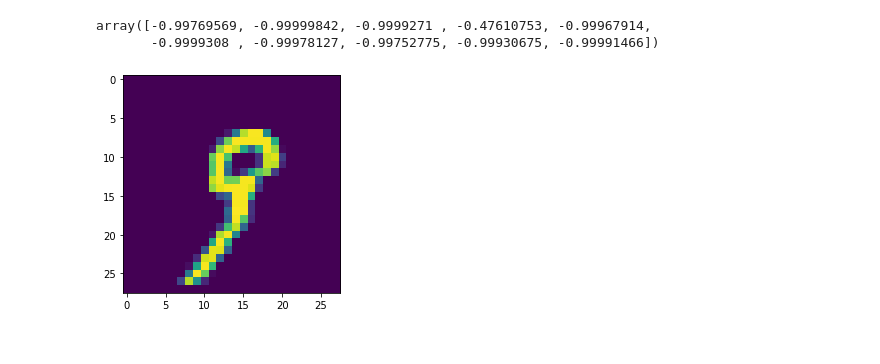
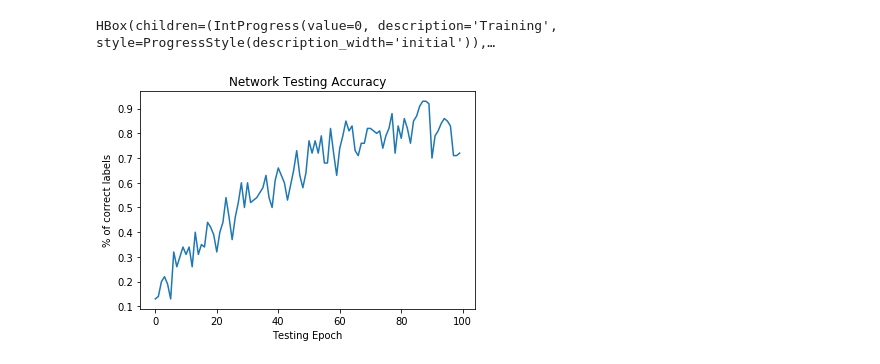
Before and after one commit to leothomas/simple_neural_net, a Jupyter notebook: MNIST.ipynb, the cells around one changed output. Saved outputs shown, nothing was run; the diff lists cells and outputs as text; code cells hidden in the pictures.

```diff
--- a/MNIST.ipynb
+++ b/MNIST.ipynb
@@ -16,5 +21,5 @@ def one_hot_encode(val):
     r[int(val)] = 1
     return r
 # %%
-temp_y_train = np.array([one_hot_encode(i) for i in y_train])
-temp_y_test = np.array([one_hot_encode(i) for i in y_test])
+y_train = np.array([one_hot_encode(i) for i in y_train])
+y_test = np.array([one_hot_encode(i) for i in y_test])
@@ -49,0 +57,5 @@ interpret(guess)
+# %%
+# the position of the highest probability is taken
+# to be the network's output
+interpret = lambda x: np.argmax(x)
+interpret(guess)
@@ -107,16 +71,54 @@ plt.imshow(x_train[41])
-# %%
-(network.forward_pass(x_train[41].flatten()))
-# %% [output]
-array([-0.99769569, -0.99999842, -0.9999271 , -0.47610753, -0.99967914,
-       -0.9999308 , -0.99978127, -0.99752775, -0.99930675, -0.99991466])
-# %%
-plt.figure()
-
-for i in range(10):
-    plt.imshow(x_train[10+i])
-    plt.show()
-    fig.canvas.draw()
-    time.sleep(1)
-    clear_output(wait=True)
-# %% [output]
-[figure, removed]
+# %%
+# training the network:
+# the training and testing sets are split up into 100 epochs
+# each epoch executes 600 training passes (forward and backwards)
+# propagation, followed by 100 testing passes to determine the
+# accuracy. The cost function is (y_expected - y_output)**2
+
+accuracies = []
+num_epochs = 100
+
+for i in tnrange(num_epochs, desc="Training"):
+
+    # find then start and end indices in the training
+    # and testing sets for this training epoch
+    train_start = i * int(len(x_train)/num_epochs)
+    train_end = (i+1) * int(len(x_train)/num_epochs)
+    test_start = i * int(len(x_test)/num_epochs)
+    test_end = (i+1) * int(len(x_test)/num_epochs)
+
+    # TRAIN
+    for i in range(train_start, train_end):
+
+        output = network.forward_pass(x_train[i].flatten())
+
+        network.backward_pass(
+            network_input = x_train[i].flatten(),
+            network_output = output,
+            expected_output = y_train[i]
+        )
+
+    # TEST
+    correct= 0
+    for i in range(test_start, test_end):
+
+        output = network.forward_pass(x_test[i].flatten())
+
+        if interpret(output) == interpret(y_test[i]):
+            correct += 1
+
+    accuracy = correct /(test_end - test_start)
+    accuracies.append(accuracy)
+# %% [output]
+HBox(children=(IntProgress(value=0, description='Training', style=ProgressStyle(description_width='initial')),…
+# %%
+# Testing accuracy: the percentage of correct guesses in
+# each testing pass
+plt.figure()
+plt.plot(accuracies)
+plt.title("Network Testing Accuracy")
+plt.xlabel("Testing Epoch")
+plt.ylabel("% of correct labels")
+plt.show()
+# %% [output]
+[figure, added]
```
Also changed, not shown: parts of 20 cells of this notebook.
